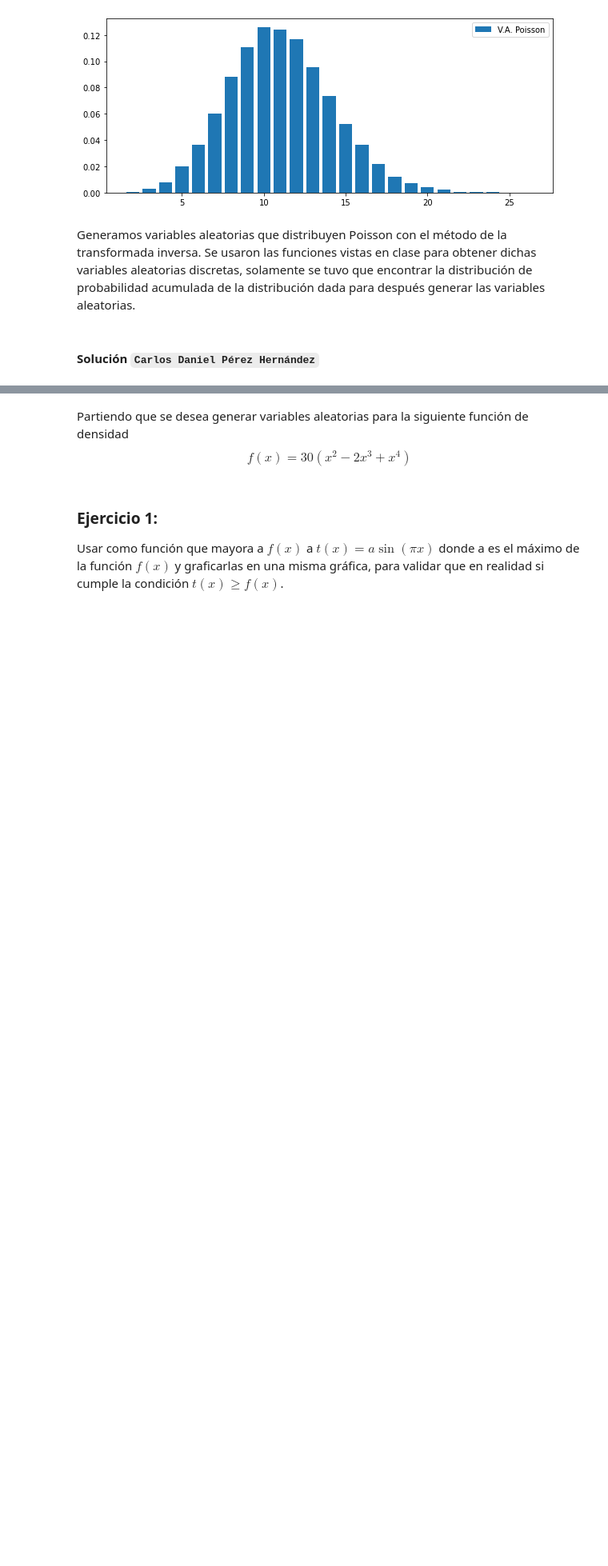
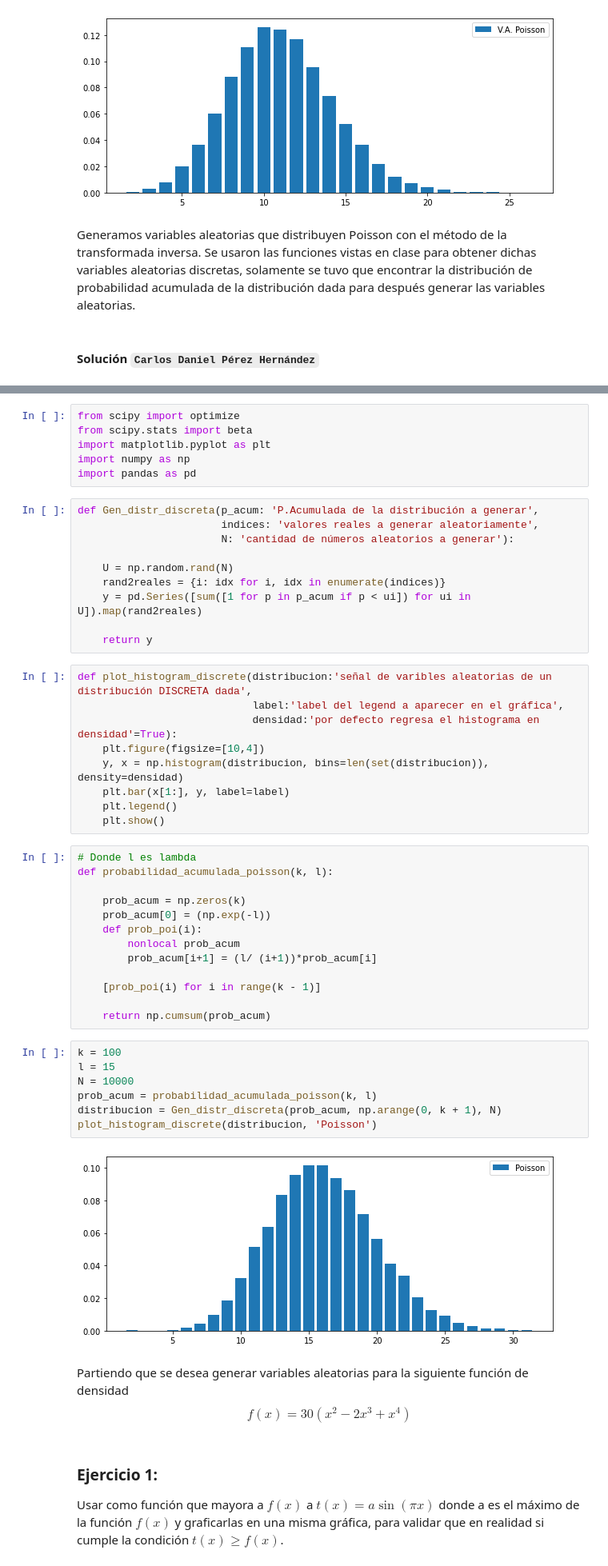
Before and after one commit to danielperhez/Tarea6_PRivera_CPerez, a Jupyter notebook: Tarea6_PRivera_CPérez.ipynb, the cells around one changed output, grey strips where cells are left out. Shown at 80% size. Saved outputs shown, nothing was run; the diff lists cells and outputs as text; blank space fills up the shorter version.

```diff
--- a/Tarea6_PRivera_CPérez.ipynb
+++ b/Tarea6_PRivera_CPérez.ipynb
@@ -128,3 +132,50 @@ Generamos variables aleatorias que distribuyen Poisson con el método de la tran
+# %%
+from scipy import optimize
+from scipy.stats import beta
+import matplotlib.pyplot as plt
+import numpy as np
+import pandas as pd
+# %%
+def Gen_distr_discreta(p_acum: 'P.Acumulada de la distribución a generar',
+                       indices: 'valores reales a generar aleatoriamente',
+                       N: 'cantidad de números aleatorios a generar'):
+
+    U = np.random.rand(N)
+    rand2reales = {i: idx for i, idx in enumerate(indices)}
+    y = pd.Series([sum([1 for p in p_acum if p < ui]) for ui in U]).map(rand2reales)
+
+    return y
+# %%
+def plot_histogram_discrete(distribucion:'señal de varibles aleatorias de un distribución DISCRETA dada',
+                            label:'label del legend a aparecer en el gráfica',
+                            densidad:'por defecto regresa el histograma en densidad'=True):
+    plt.figure(figsize=[10,4])
+    y, x = np.histogram(distribucion, bins=len(set(distribucion)), density=densidad)
+    plt.bar(x[1:], y, label=label)
+    plt.legend()
+    plt.show()
+# %%
+# Donde l es lambda
+def probabilidad_acumulada_poisson(k, l):
+
+    prob_acum = np.zeros(k)
+    prob_acum[0] = (np.exp(-l))
+    def prob_poi(i):
+        nonlocal prob_acum
+        prob_acum[i+1] = (l/ (i+1))*prob_acum[i]
+
+    [prob_poi(i) for i in range(k - 1)]
+
+    return np.cumsum(prob_acum)
+# %%
+k = 100
+l = 15
+N = 10000
+prob_acum = probabilidad_acumulada_poisson(k, l)
+distribucion = Gen_distr_discreta(prob_acum, np.arange(0, k + 1), N)
+plot_histogram_discrete(distribucion, 'Poisson')
+# %% [output]
+[figure, added]
 # %% [markdown]
 Partiendo que se desea generar variables aleatorias para la siguiente función de densidad
 $$f(x)=30(x^2-2x^3+x^4)$$
```
Also changed, not shown: parts of 15 cells of this notebook.
